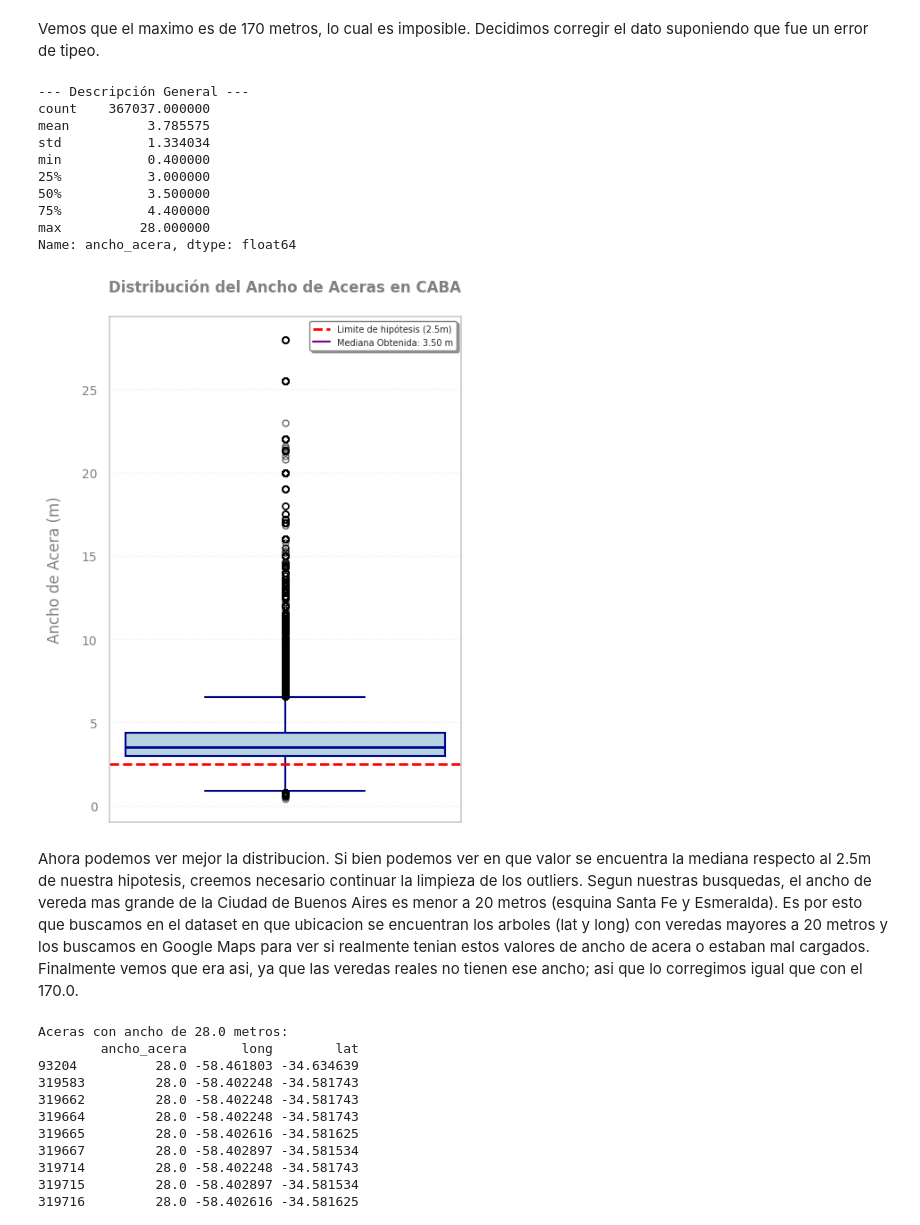
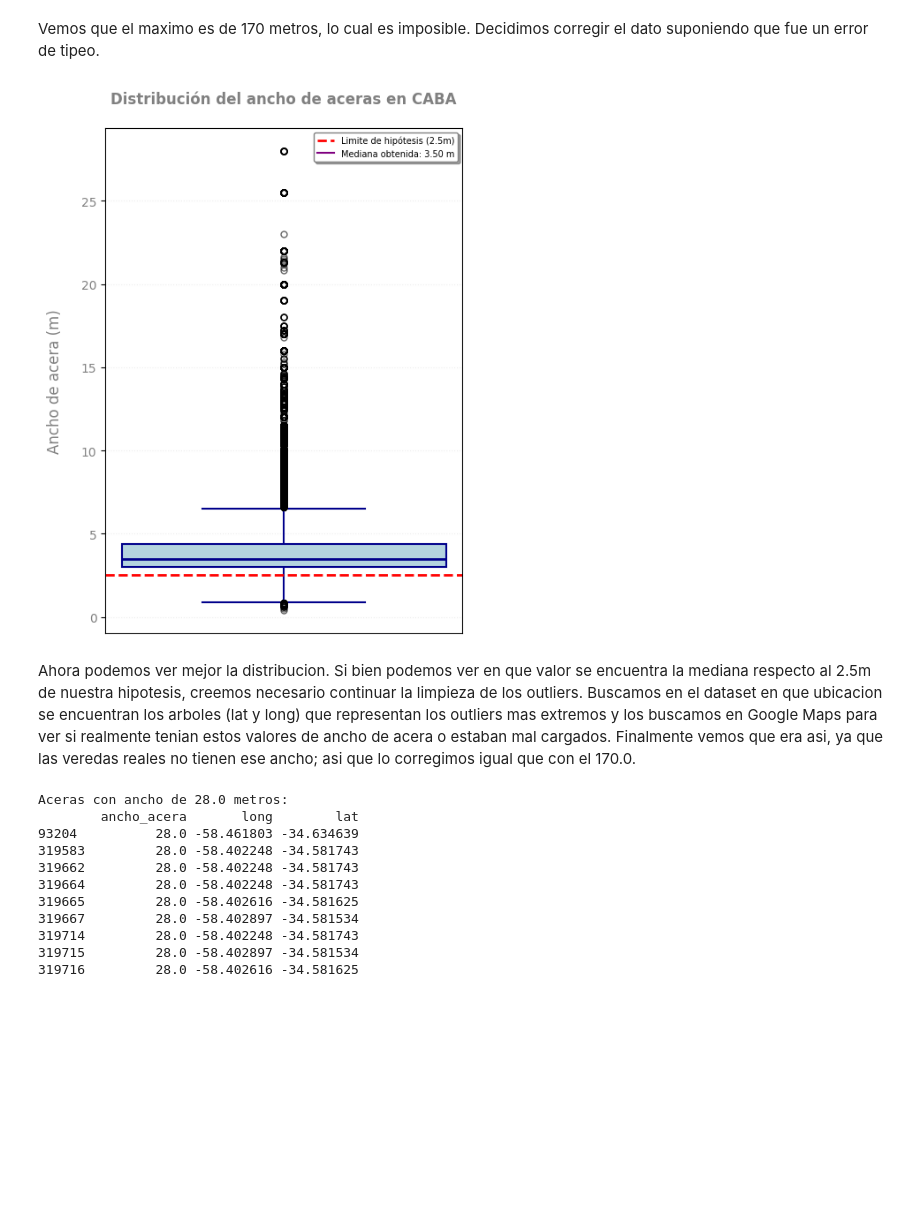
Before and after one commit to valentinabulat/TPFundamentos, a Jupyter notebook: Grupo10-TpeFundamentos.ipynb, the cells around one changed output. Cells and saved outputs as stored; diff of their text form; code cells hidden in the pictures; blank space fills up the shorter version.

```diff
--- a/Grupo10-TpeFundamentos.ipynb
+++ b/Grupo10-TpeFundamentos.ipynb
@@ -522,80 +463,56 @@ Name: ancho_acera, dtype: float64
 # %% [markdown]
 Vemos que el maximo es de 170 metros, lo cual es imposible. Decidimos corregir el dato suponiendo que fue un error de tipeo.
 # %%
-datasetH3.loc[datasetH3['ancho_acera'] == 170.0, 'ancho_acera'] = 1.7
+datasetH3.loc[datasetH3["ancho_acera"] == 170.0, "ancho_acera"] = 1.7
 
-# --- 1. Descripción Estadística General ---
-# Esto nos mostrará el valor 'max' (que parece ser ~175)
-# y también los percentiles 25%, 50% (mediana) y 75%
-print("--- Descripción General ---")
-print(datasetH3['ancho_acera'].describe())
 mediana = datasetH3["ancho_acera"].median()
 
 #Realizamos el Box Plot
-# --- 1. Configuración del gráfico ---
 plt.figure(figsize=(5, 7))
 
-# --- 2. Crear el Box Plot (vertical, con el dataset limpio) ---
 ax = sns.boxplot(y=datasetH3['ancho_acera'],
-                 width=0.4, # Hace la caja un poco más delgada
-                 color='lightblue', # Color más suave para la caja
+                 width=0.4,
+                 color='lightblue',
                  medianprops={'color': 'darkblue', 'linewidth': 2}, # Mediana en azul oscuro y más gruesa
                  boxprops={'edgecolor': 'darkblue', 'linewidth': 1.5}, # Borde de la caja
                  whiskerprops={'color': 'darkblue', 'linewidth': 1.5}, # Bigotes
                  capprops={'color': 'darkblue', 'linewidth': 1.5}, # Tapas de los bigotes
                  flierprops={'marker': 'o', 'markerfacecolor': 'None', 'markeredgecolor': 'black', 'markersize': 5, 'alpha': 0.6} # Outliers
                 )
 
-# --- 3. Añadir la línea de la Hipótesis (2.5m) ---
+#Añade la linea de la Hipotesis (2.5m)
 plt.axhline(y=2.5,
             color='red',
             linestyle='--',
             linewidth=2,
-            label="Limite de hipótesis (2.5m)") # Label 1 para la leyenda
+            label="Limite de hipótesis (2.5m)")
 
-# --- 4. Añadir la Mediana a la LEYENDA (¡Nuevo método!) ---
-# Creamos un plot vacío (invisible) solo para tener su etiqueta en la leyenda.
-# Usamos ' ' como estilo para que no dibuje nada.
-# Ya NO usamos plt.text()
-plt.plot([], [], 'purple', label=f'Mediana Obtenida: {mediana:.2f} m') # Label 2 para la leyenda
 
-# --- 5. Títulos y etiquetas mejorados ---
-ax.set_title("Distribución del Ancho de Aceras en CABA",
+plt.plot([], [], 'purple', label=f"Mediana obtenida: {mediana:.2f} m")
+
+# Titulos y etiquetas
+ax.set_title("Distribución del ancho de aceras en CABA",
              fontsize=12,
              fontweight='bold',
              color='gray',
              pad=20) # Espaciado del título
 
-ax.set_ylabel("Ancho de Acera (m)",
+ax.set_ylabel("Ancho de acera (m)",
               fontsize=12,
               color='gray',
               labelpad=15) # Espaciado de la etiqueta Y
 
-# --- 6. Añadir Leyenda ---
-# Ahora la leyenda mostrará AMBOS labels que definimos
+
 plt.legend(fontsize=7, loc='upper right', frameon=True, edgecolor='gray', shadow=True)
 
-# --- 7. Mejoras de la grilla y ticks ---
 plt.grid(True, linestyle=':', alpha=0.4, color='lightgray') # Grilla más sutil
 plt.yticks(fontsize=10, color='gray') # Estilo de los números del eje Y
 plt.xticks([]) # Oculta los ticks del eje X
-
-# --- 8. Mostrar el gráfico ---
 plt.tight_layout(rect=[0, 0.03, 1, 0.95]) # Ajusta el layout para que el título no se corte
 plt.show()
 # %% [output]
---- Descripción General ---
-count    367037.000000
-mean          3.785575
-std           1.334034
-min           0.400000
-25%           3.000000
-50%           3.500000
-75%           4.400000
-max          28.000000
-Name: ancho_acera, dtype: float64
-[figure, old version]
+[figure, new version]
 # %% [markdown]
 Ahora podemos ver mejor la distribucion. Si bien podemos ver en que valor se encuentra la mediana respecto al 2.5m de nuestra hipotesis, creemos necesario continuar la limpieza de los outliers.
-Segun nuestras busquedas, el ancho de vereda mas grande de la Ciudad de Buenos Aires es menor a 20 metros (esquina Santa Fe y Esmeralda). Es por esto que buscamos en el dataset en que ubicacion se encuentran los arboles (lat y long) con veredas mayores a 20 metros y los buscamos en Google Maps para ver si realmente tenian estos valores de ancho de acera o estaban mal cargados. Finalmente vemos que era asi, ya que las veredas reales no tienen ese ancho; asi que lo corregimos igual que con el 170.0.
+Buscamos en el dataset en que ubicacion se encuentran los arboles (lat y long) que representan los outliers mas extremos y los buscamos en Google Maps para ver si realmente tenian estos valores de ancho de acera o estaban mal cargados. Finalmente vemos que era asi, ya que las veredas reales no tienen ese ancho; asi que lo corregimos igual que con el 170.0.
 # %%
```
Also changed, not shown: parts of 22 cells of this notebook.
